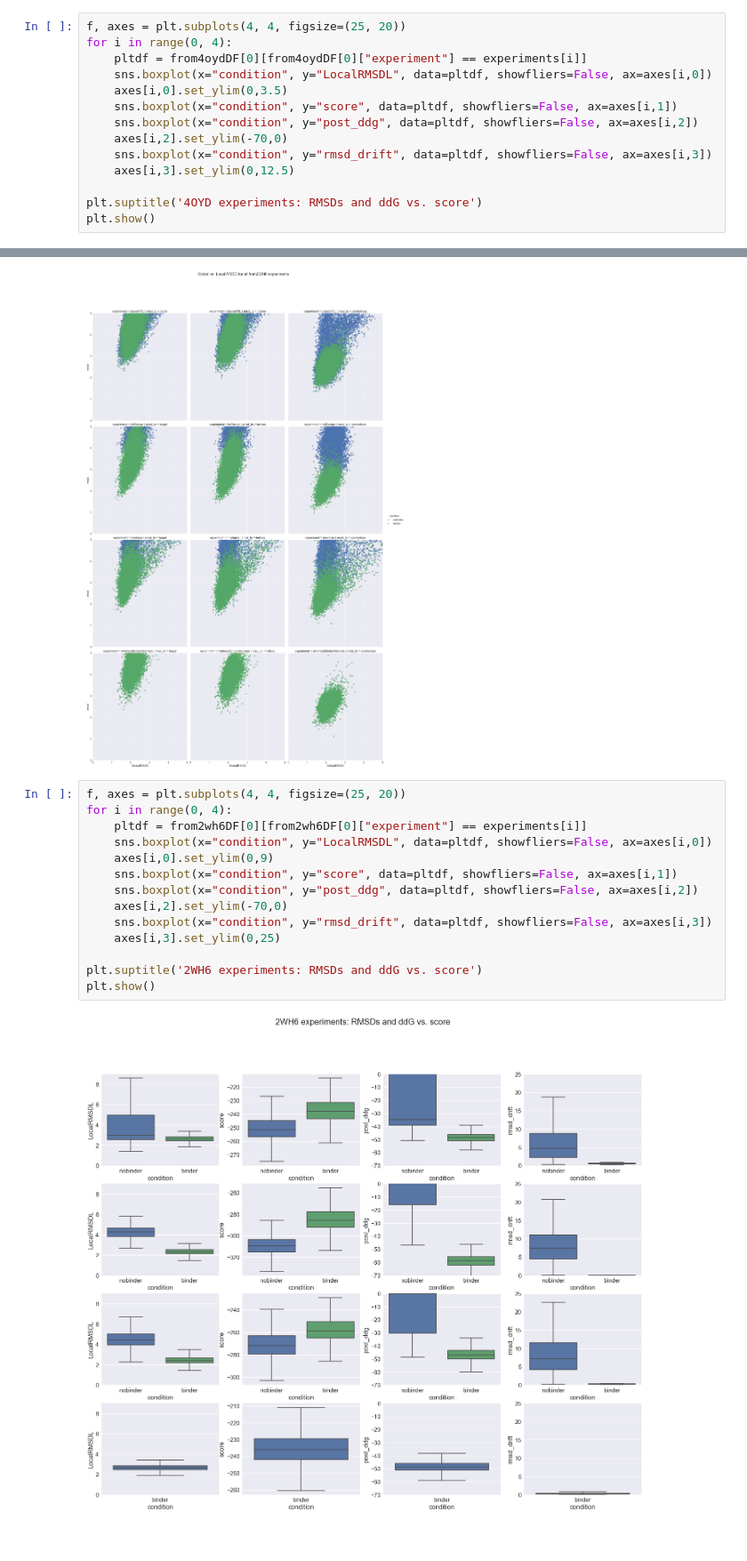
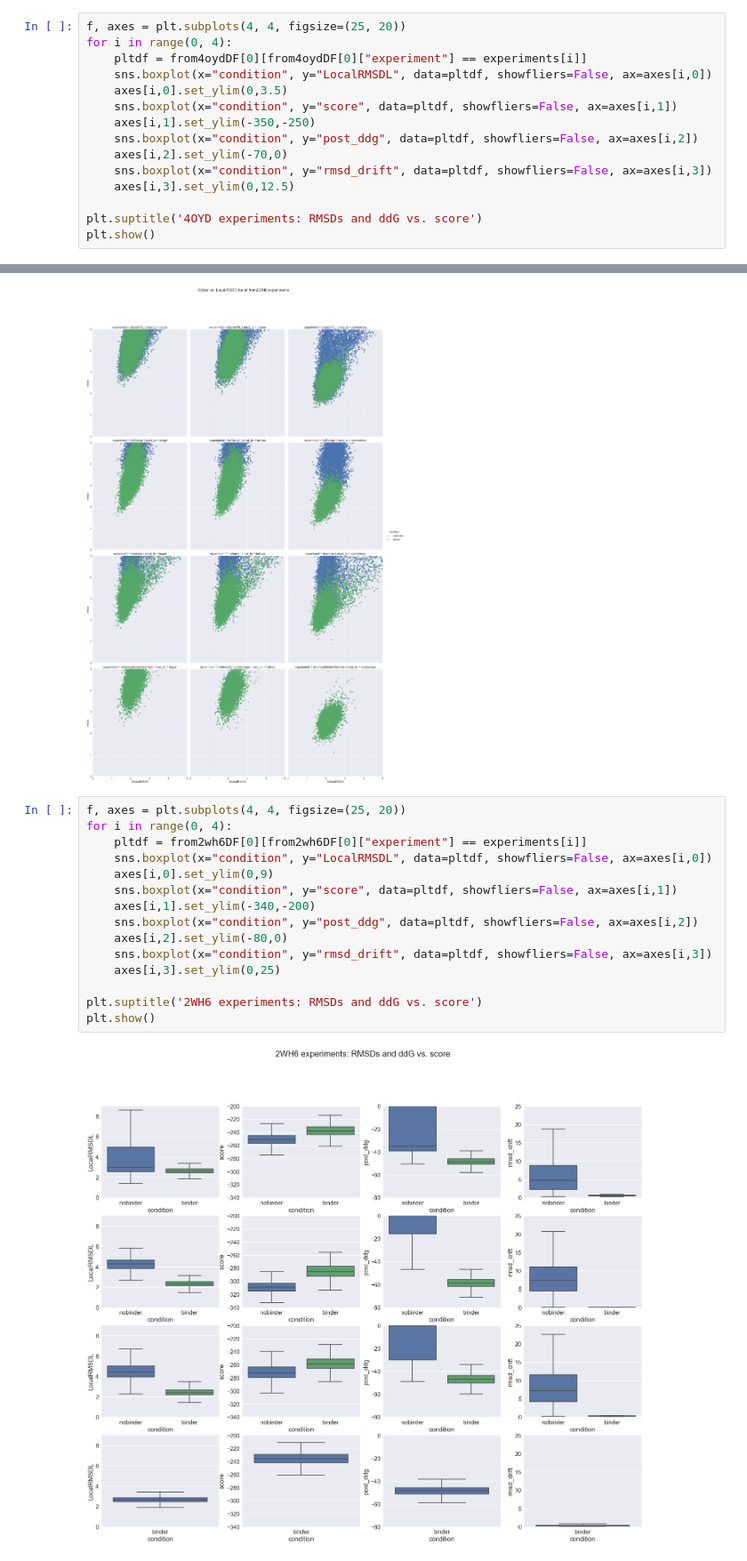
Before and after one commit to jaumebonet/FunFolDesTutorial, a Jupyter notebook: benchmark/scientific/bcl2/README.ipynb, the cells around one changed output, grey strips where cells are left out. Shown at 89% size. Drawn from its saved outputs; the diff is of its cells as text.

```diff
--- a/benchmark/scientific/bcl2/README.ipynb
+++ b/benchmark/scientific/bcl2/README.ipynb
@@ -269,6 +269,7 @@ for i in range(0, 4):
     sns.boxplot(x="condition", y="LocalRMSDL", data=pltdf, showfliers=False, ax=axes[i,0])
     axes[i,0].set_ylim(0,3.5)
     sns.boxplot(x="condition", y="score", data=pltdf, showfliers=False, ax=axes[i,1])
+    axes[i,1].set_ylim(-350,-250)
     sns.boxplot(x="condition", y="post_ddg", data=pltdf, showfliers=False, ax=axes[i,2])
     axes[i,2].set_ylim(-70,0)
     sns.boxplot(x="condition", y="rmsd_drift", data=pltdf, showfliers=False, ax=axes[i,3])
@@ -334,16 +335,17 @@ sns.plt.show()
 # %%
 f, axes = plt.subplots(4, 4, figsize=(25, 20))
 for i in range(0, 4):
     pltdf = from2wh6DF[0][from2wh6DF[0]["experiment"] == experiments[i]]
     sns.boxplot(x="condition", y="LocalRMSDL", data=pltdf, showfliers=False, ax=axes[i,0])
     axes[i,0].set_ylim(0,9)
     sns.boxplot(x="condition", y="score", data=pltdf, showfliers=False, ax=axes[i,1])
+    axes[i,1].set_ylim(-340,-200)
     sns.boxplot(x="condition", y="post_ddg", data=pltdf, showfliers=False, ax=axes[i,2])
-    axes[i,2].set_ylim(-70,0)
+    axes[i,2].set_ylim(-80,0)
     sns.boxplot(x="condition", y="rmsd_drift", data=pltdf, showfliers=False, ax=axes[i,3])
     axes[i,3].set_ylim(0,25)
 
 plt.suptitle('2WH6 experiments: RMSDs and ddG vs. score')
 plt.show()
 # %% [output]
-[figure, old version]
+[figure, new version]
```
Also changed, not shown: parts of 1 cell of this notebook, 3 other files.
